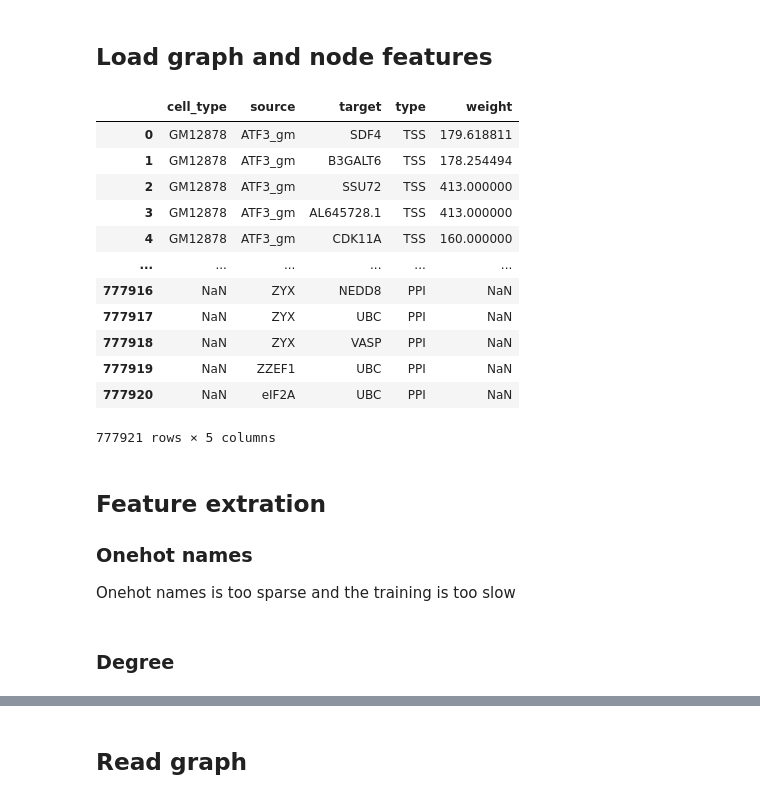
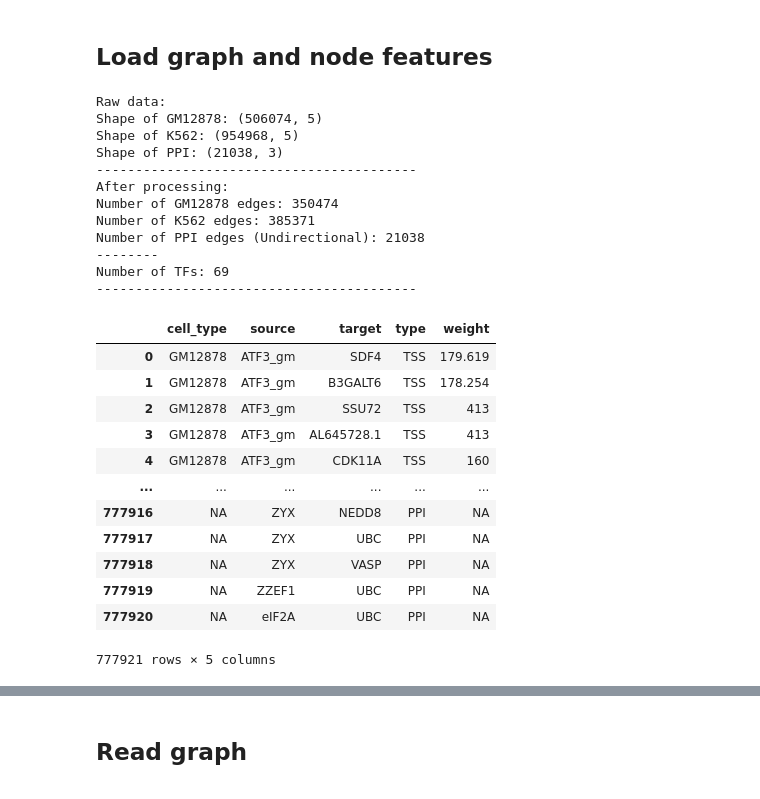
Before and after one commit to guomk/graph_embedding, a Jupyter notebook: script/dgi/joint_HinSAGE.ipynb, the cells around one changed output, grey strips where cells are left out. Drawn from its saved outputs; the diff is of its cells as text; code cells hidden in the pictures.

```diff
--- a/script/dgi/joint_HinSAGE.ipynb
+++ b/script/dgi/joint_HinSAGE.ipynb
@@ -42,33 +43,35 @@ Default GPU Device:/device:GPU:0
 # %%
 DATA_FOLDER = Path("../../data/")
 FILE_NAME = 'joint_renamed_v2.csv'
-
-df = pd.read_csv(DATA_FOLDER / FILE_NAME, sep=',', dtype={
-    'cell_type': object,
-    'source': object,
-    'target': object,
-    'type': object,
-    'weight': 'float64'
-})
+data_processor = Preprocess()
+df = data_processor.raw2train(DATA_FOLDER)
 
 # feature_df = pd.read_csv(FEATURE_FOLDER / 'joint_renamed_onehot_names.csv', index_col=0)
 # feature_df
 df
 # %% [output]
+Raw data:
+Shape of GM12878: (506074, 5)
+Shape of K562: (954968, 5)
+Shape of PPI: (21038, 3)
+-----------------------------------------
+After processing:
+Number of GM12878 edges: 350474
+Number of K562 edges: 385371
+Number of PPI edges (Undirectional): 21038
+--------
+Number of TFs: 69
+-----------------------------------------
 |  | cell_type | source | target | type | weight |
-| 0 | GM12878 | ATF3_gm | SDF4 | TSS | 179.618811 |
-| 1 | GM12878 | ATF3_gm | B3GALT6 | TSS | 178.254494 |
-| 2 | GM12878 | ATF3_gm | SSU72 | TSS | 413.000000 |
-| 3 | GM12878 | ATF3_gm | AL645728.1 | TSS | 413.000000 |
-| 4 | GM12878 | ATF3_gm | CDK11A | TSS | 160.000000 |
+| 0 | GM12878 | ATF3_gm | SDF4 | TSS | 179.619 |
+| 1 | GM12878 | ATF3_gm | B3GALT6 | TSS | 178.254 |
+| 2 | GM12878 | ATF3_gm | SSU72 | TSS | 413 |
+| 3 | GM12878 | ATF3_gm | AL645728.1 | TSS | 413 |
+| 4 | GM12878 | ATF3_gm | CDK11A | TSS | 160 |
 | ... | ... | ... | ... | ... | ... |
-| 777916 | NaN | ZYX | NEDD8 | PPI | NaN |
-| 777917 | NaN | ZYX | UBC | PPI | NaN |
-| 777918 | NaN | ZYX | VASP | PPI | NaN |
-| 777919 | NaN | ZZEF1 | UBC | PPI | NaN |
-| 777920 | NaN | eIF2A | UBC | PPI | NaN |
+| 777916 | NA | ZYX | NEDD8 | PPI | NA |
+| 777917 | NA | ZYX | UBC | PPI | NA |
+| 777918 | NA | ZYX | VASP | PPI | NA |
+| 777919 | NA | ZZEF1 | UBC | PPI | NA |
+| 777920 | NA | eIF2A | UBC | PPI | NA |
-777921 rows × 5 columns
+777921 rows × 5 columns
-# %% [markdown]
-## Feature extration
-### Onehot names
-Onehot names is too sparse and the training is too slow
@@ -88,2 +77,0 @@ Onehot names is too sparse and the training is too slow
-# %% [markdown]
-### Degree
```
Also changed, not shown: parts of 12 cells of this notebook, 5 other files.
